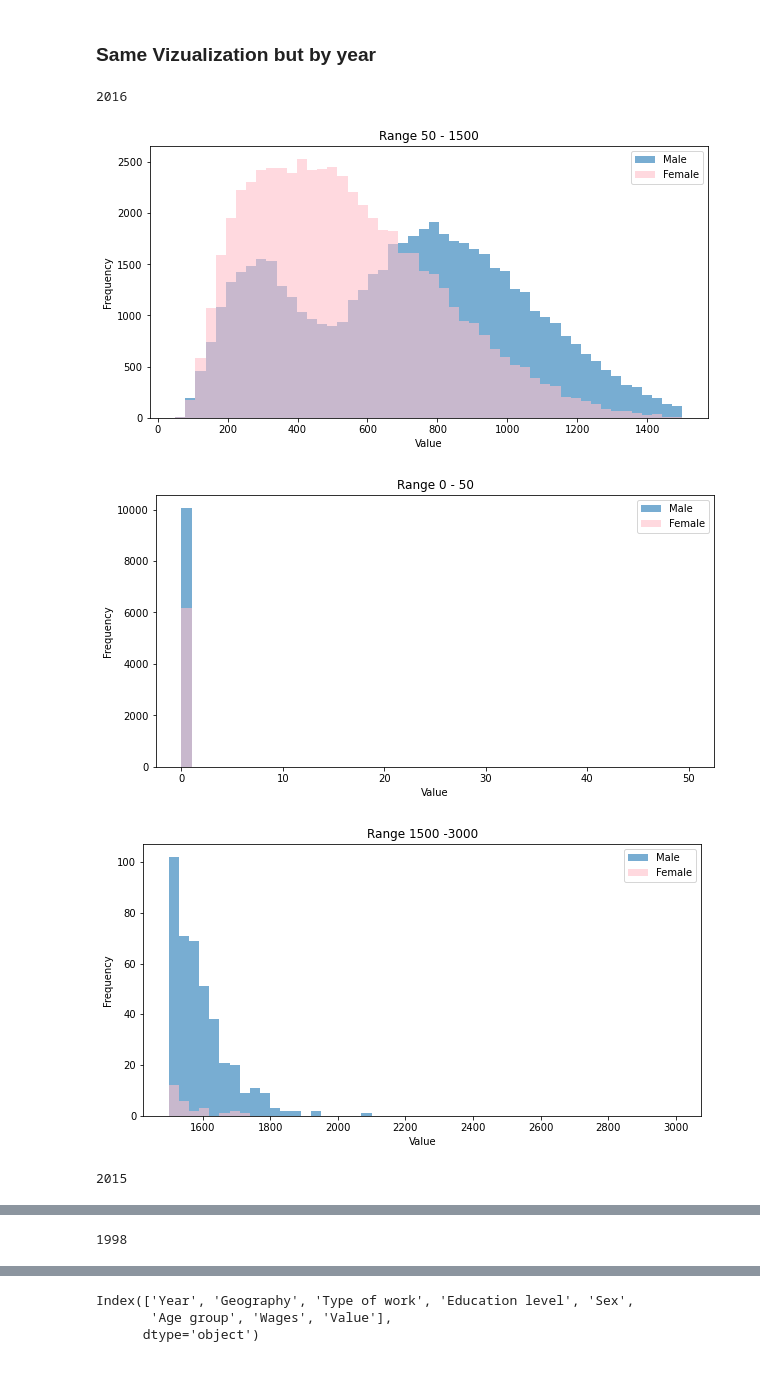
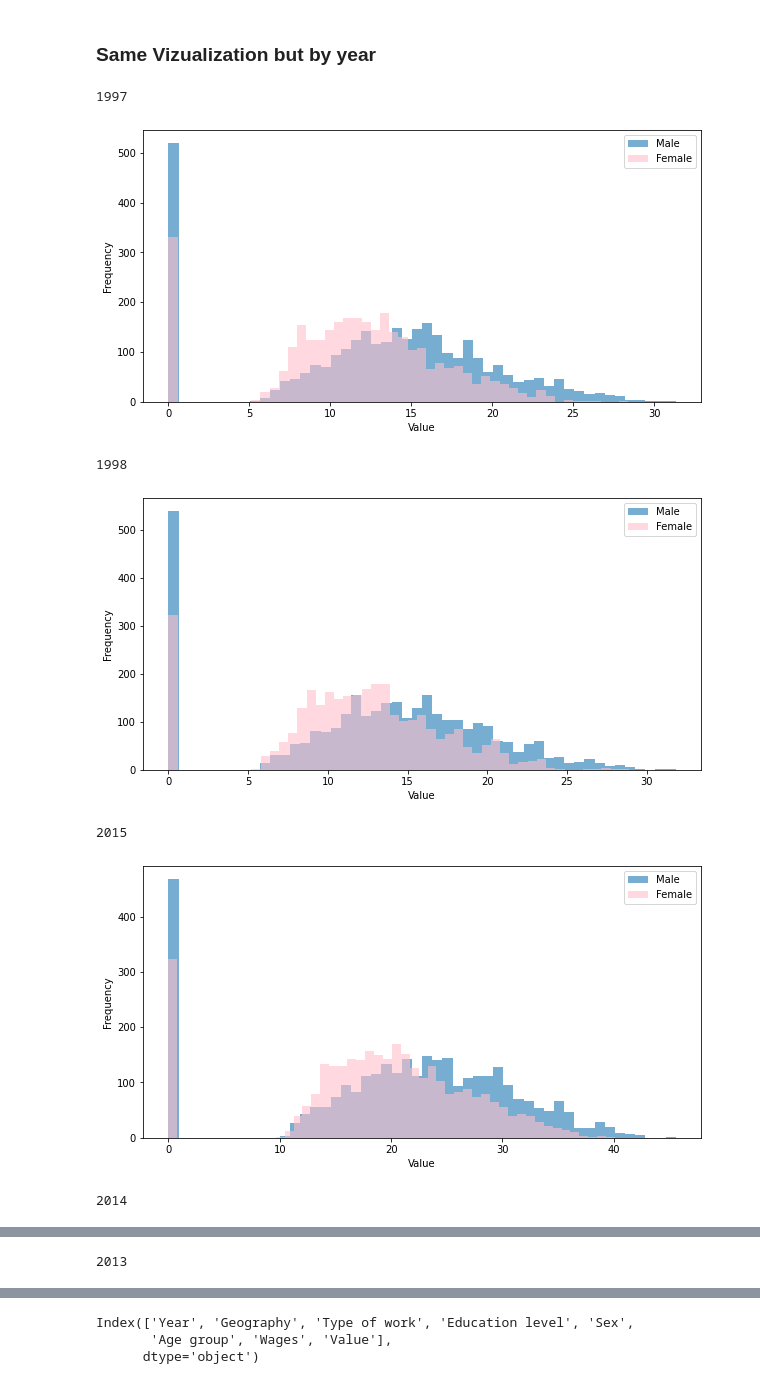
Before and after one commit to cuatro444/Canadian-Wages-Hackathon, a Jupyter notebook: EDA_RodrigoBotello.ipynb, the cells around one changed output, grey strips where cells are left out. Saved outputs shown, nothing was run; the diff lists cells and outputs as text; code cells hidden in the pictures.

```diff
--- a/EDA_RodrigoBotello.ipynb
+++ b/EDA_RodrigoBotello.ipynb
@@ -24,3 +24,6 @@ data.head(20)
 | 17 | 2014 | Canada | Both full- and part-time | Total, all education levels | Male | 15 years and over | Total employees | 7593.7 |
 | 18 | 2015 | Canada | Both full- and part-time | Total, all education levels | Male | 15 years and over | Total employees | 7680.1 |
 | 19 | 2016 | Canada | Both full- and part-time | Total, all education levels | Male | 15 years and over | Total employees | 7698.3 |
+# %%
+data = data[data['Wages'] == 'Average hourly wage rate']
+data.head()
@@ -300,48 +310,54 @@ Manitoba
 # %% [markdown]
 ### Same Vizualization but by year
 # %%
+male = data[data['Sex'] == '  Male']
+female = data[data['Sex'] == '  Female']
+
 for year in year_counts.keys():
 
     # Value Distribution by city
-    male_cityValues = male_weekly.loc[males['Year'] == year]['Value']
-    female_cityValues = female_weekly.loc[females['Year'] == year]['Value']
+    male_cityValues = male[male['Year'] == year]['Value']
+    female_cityValues = female[female['Year'] == year]['Value']
 
     #Print the Name of the city
     print(year, '\n'*2)
 
     # Plot
     plt.figure(figsize = (10, 5))
-    plt.hist(male_value, bins = 50, range = (50, 1500), alpha=0.6, label = 'Male')
-    plt.hist(female_value, bins = 50, range = (50, 1500),  alpha=0.6, color = 'pink', label = 'Female')
+    plt.hist(male_cityValues, bins = 50, alpha=0.6, label = 'Male')
+    plt.hist(female_cityValues, bins = 50,  alpha=0.6, color = 'pink', label = 'Female')
     plt.legend(loc='upper right')
     plt.xlabel('Value')
     plt.ylabel('Frequency')
-    plt.title('Range 50 - 1500')
     plt.show()
+    '''
 
     # Plot
     plt.figure(figsize = (10, 5))
     plt.hist(male_value, bins = 50, range = (0, 50), alpha=0.6, label = 'Male')
     plt.hist(female_value, bins = 50, range = (0, 50),  alpha=0.6, color = 'pink', label = 'Female')
     plt.legend(loc='upper right')
     plt.xlabel('Value')
     plt.ylabel('Frequency')
     plt.title('Range 0 - 50')
     plt.show()
 
     # Plot
     plt.figure(figsize = (10, 5))
     plt.hist(male_value, bins = 50, range = (1500, 3000), alpha=0.6, label = 'Male')
     plt.hist(female_value, bins = 50, range = (1500,3000),  alpha=0.6, color = 'pink', label = 'Female')
     plt.legend(loc='upper right')
     plt.xlabel('Value')
     plt.ylabel('Frequency')
     plt.title('Range 1500 -3000')
     plt.show()
+    '''
     print('\n'*5)
 # %% [output]
-2016
+1997
-[figure, old version]
+[figure, new version]
+1998
-[figure, old version]
+[figure, new version]
+2015
-[figure, old version]
+[figure, new version]
-2015
+2014
@@ -348,0 +365 @@ for year in year_counts.keys():
+2013
@@ -351 +368,0 @@ for year in year_counts.keys():
-1998
```
Also changed, not shown: parts of 4 cells of this notebook, 2 other files.
